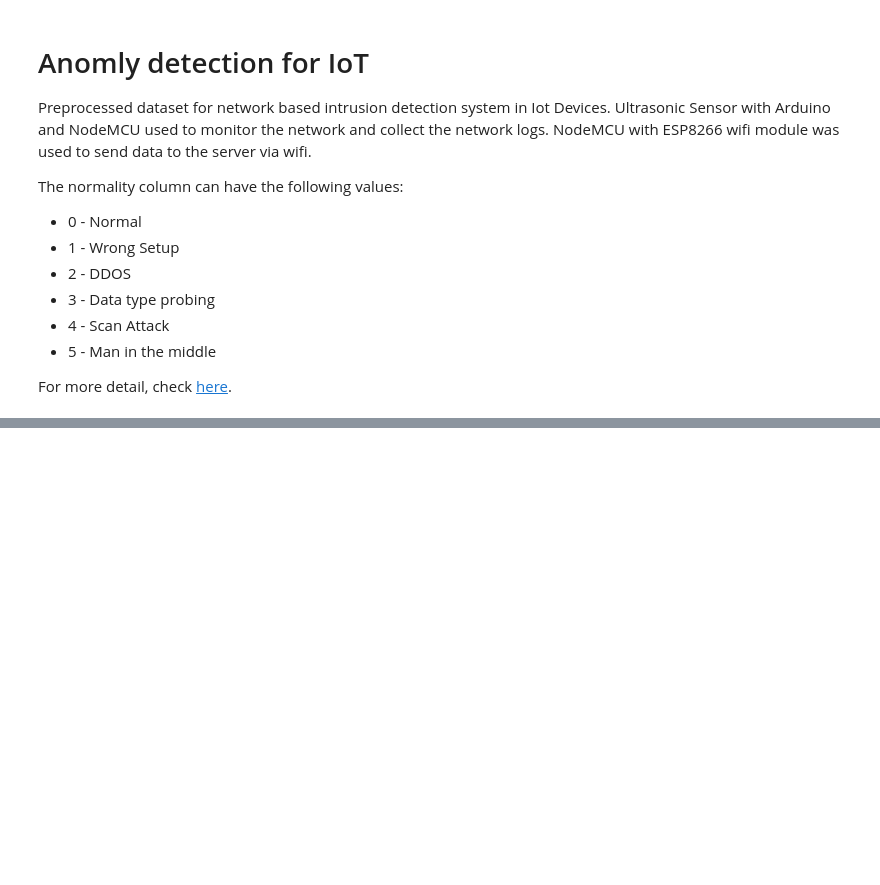
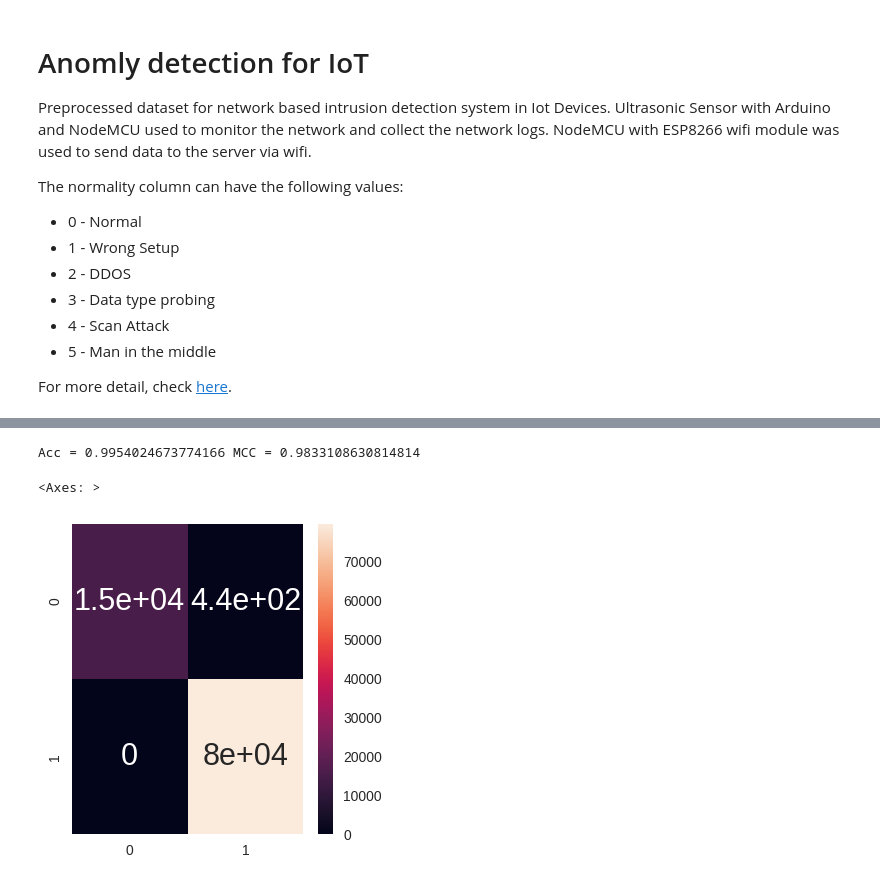
Before and after one commit to detiuaveiro/aas-anomaly-detection-iot-mariolpantunes, a Jupyter notebook: anomaly.ipynb, the cells around one changed output, grey strips where cells are left out. Saved outputs shown, nothing was run; the diff lists cells and outputs as text; code cells hidden in the pictures; blank space fills up the shorter version.

```diff
--- a/anomaly.ipynb
+++ b/anomaly.ipynb
@@ -53,0 +90,35 @@ shape: (9, 15)
+# %%
+y = y.replace({2:1, 3:1, 4:1, 5:1})
+# %%
+from sklearn.model_selection import train_test_split
+
+X_train, X_test, y_train, y_test = train_test_split(X, y, test_size=0.2, stratify=y, random_state=42)
+# %%
+from sklearn.preprocessing import MinMaxScaler
+
+scaler = MinMaxScaler()
+scaler.fit(X_train)
+X_train = scaler.transform(X_train)
+X_test = scaler.transform(X_test)
+# %%
+from sklearn.linear_model import LogisticRegression
+
+clf = LogisticRegression(random_state=42, max_iter=1000).fit(X_train, y_train)
+# %%
+from sklearn.metrics import confusion_matrix
+from sklearn.metrics import accuracy_score
+from sklearn.metrics import matthews_corrcoef
+
+y_pred = clf.predict(X_test)
+cf_matrix = confusion_matrix(y_test, y_pred)
+acc = accuracy_score(y_test, y_pred)
+mcc = matthews_corrcoef(y_test, y_pred)
+
+print(f'Acc = {acc} MCC = {mcc}')
+
+import seaborn as sns
+sns.heatmap(cf_matrix, annot=True)
+# %% [output]
+Acc = 0.9954024673774166 MCC = 0.9833108630814814
+<Axes: >
+[figure, added]
```
Also changed, not shown: parts of 18 cells of this notebook, 1 other file.
